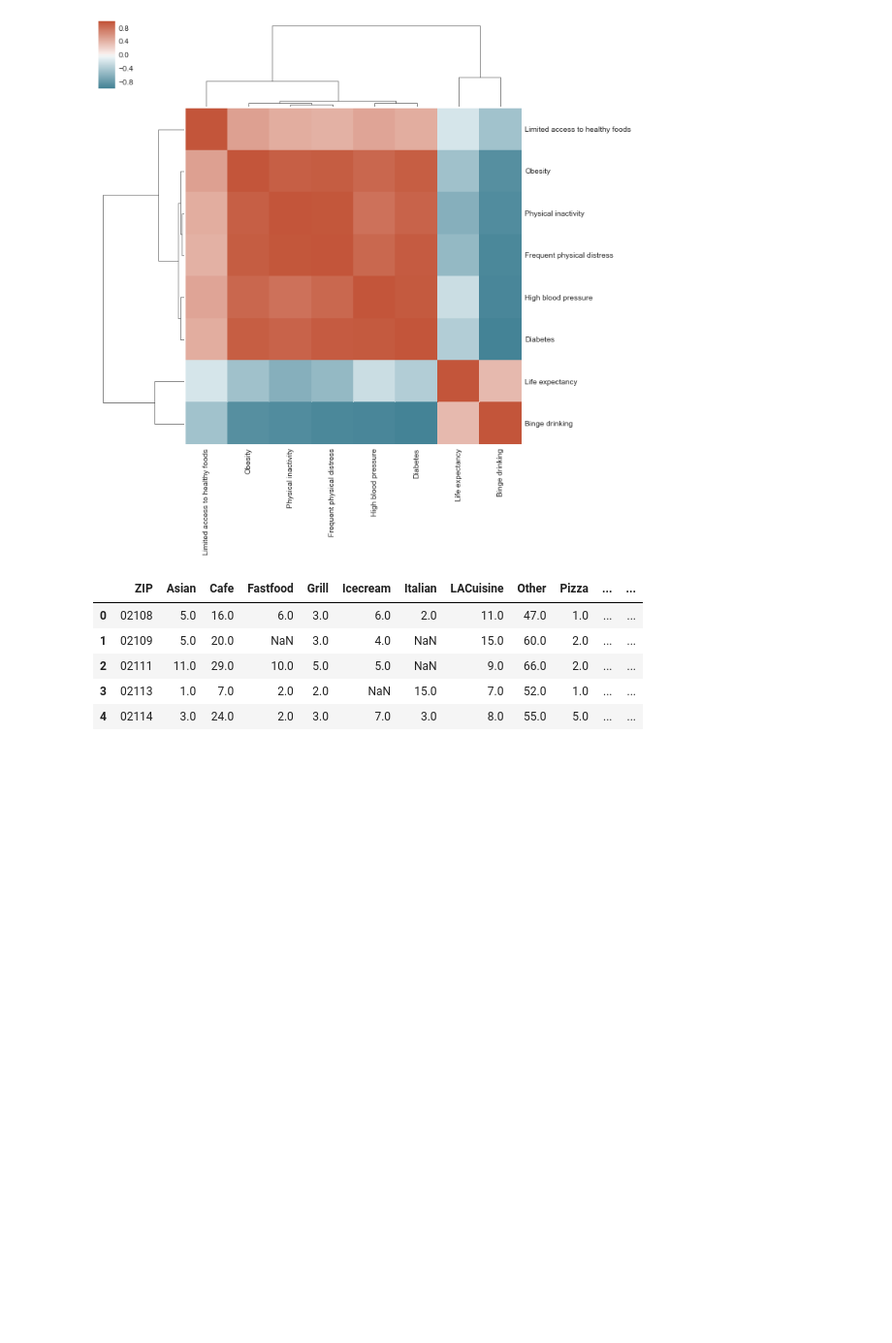
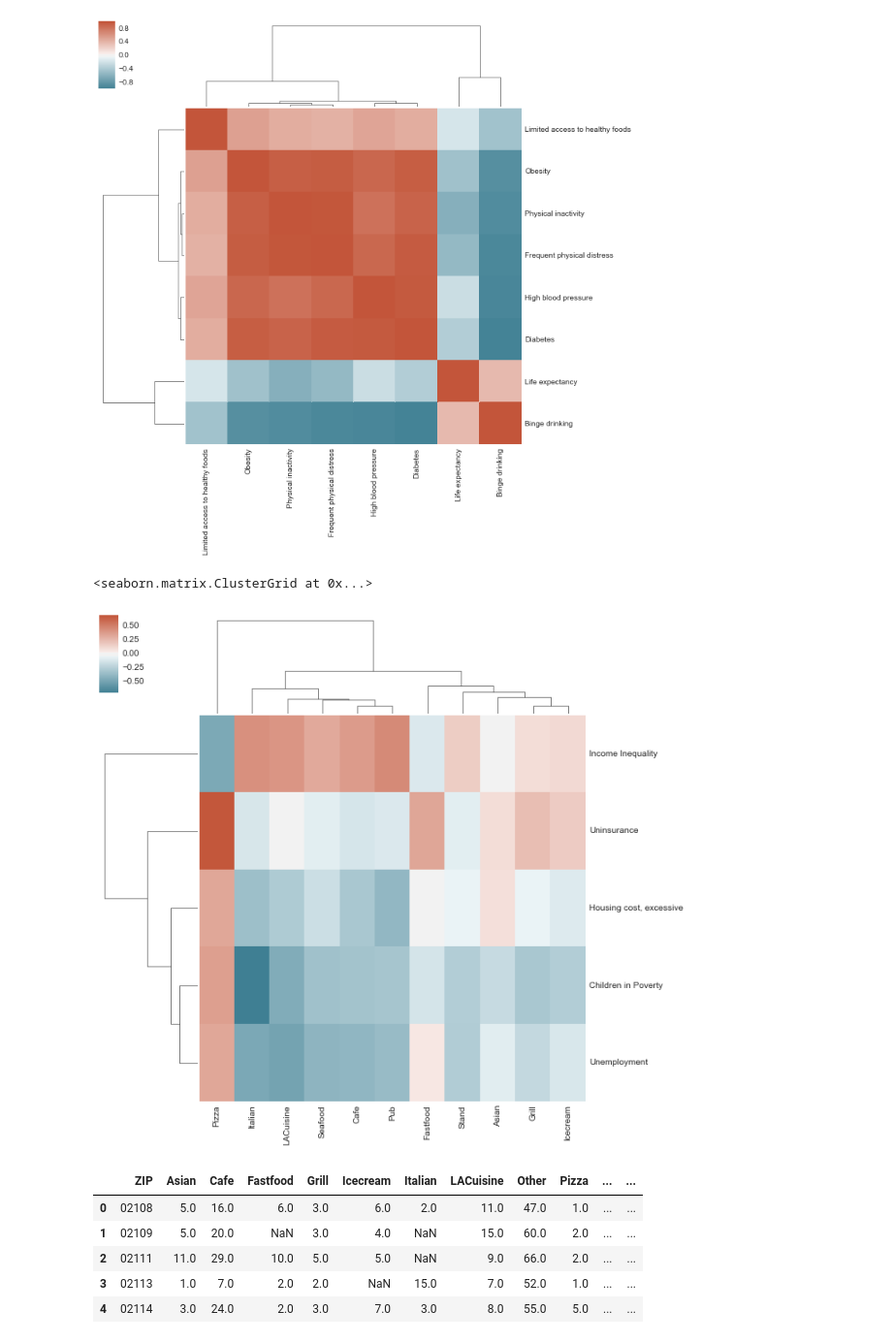
Before and after one commit to cduvallet/sourcingboston, a Jupyter notebook: src/correlations_between_restaurants_and_outcomes.ipynb, the cells around one changed output. Shown: that part at 97% size. Drawn from its saved outputs; the diff is of its cells as text; code cells hidden in the pictures; blank space fills up the shorter version.

```diff
--- a/src/correlations_between_restaurants_and_outcomes.ipynb
+++ b/src/correlations_between_restaurants_and_outcomes.ipynb
@@ -159,6 +159,20 @@ sns.clustermap(toplot,
 # %% [output]
 <seaborn.matrix.ClusterGrid at 0x...>
 [figure]
+# %%
+# Correlation between restaurants and socioeconomic factors
+socio_outcomes = ['Children in Poverty', 'Housing cost, excessive', 'Income Inequality',
+                  'Unemployment', 'Uninsurance']
+
+toplot = corrdf.loc[socio_outcomes, rest_categories]
+
+vmax = max(toplot.max().max(), -toplot.min().min())
+sns.clustermap(toplot,
+              cmap=sns.diverging_palette(220, 20, center='light', as_cmap=True),
+              vmax=vmax, vmin=-vmax)
+# %% [output]
+<seaborn.matrix.ClusterGrid at 0x...>
+[figure, added]
 # %%
 df.head()
 # %% [output]
```
Also changed, not shown: parts of 18 cells of this notebook, 1 other file.
